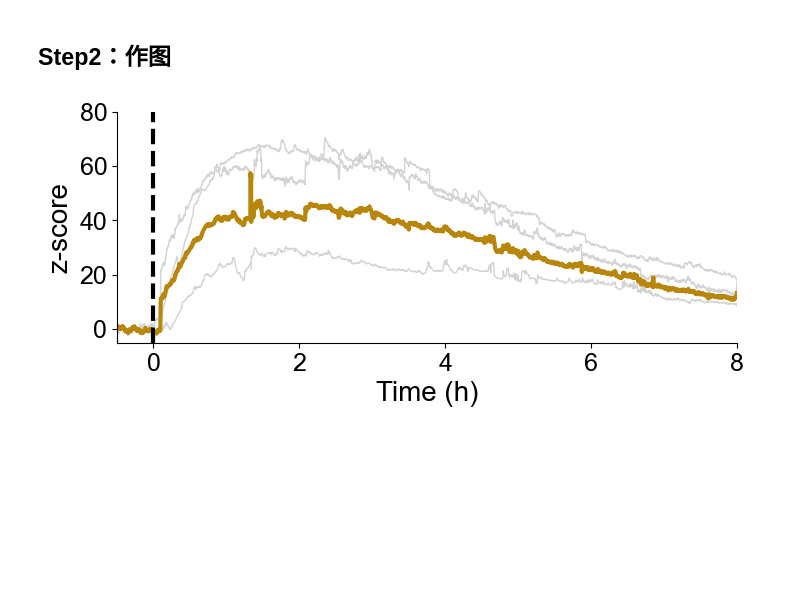
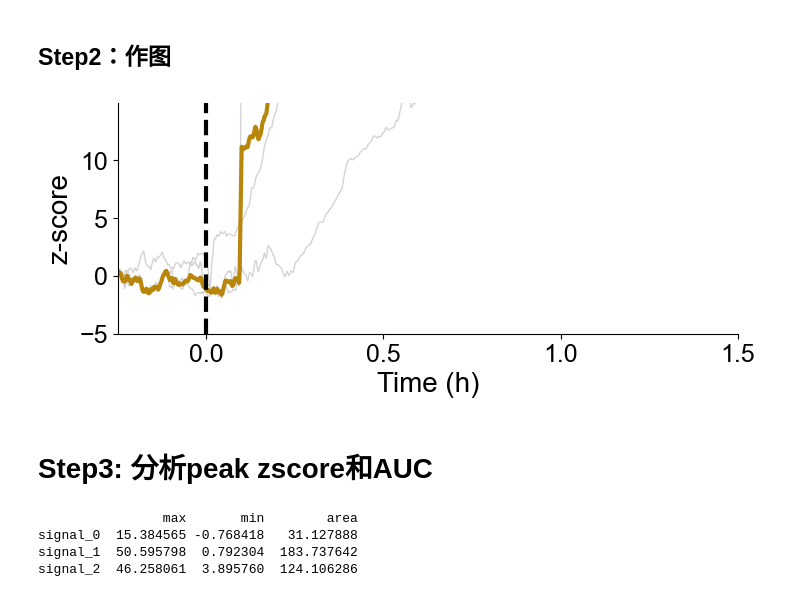
Before and after one commit to RYCai1997/AAPlot, a Jupyter notebook: AAPlot_spike2_trace[multi]_v1.ipynb, the cells around one changed output. Cells and saved outputs as stored; diff of their text form; code cells hidden in the pictures; blank space fills up the shorter version.

```diff
--- a/AAPlot_spike2_trace[multi]_v1.ipynb
+++ b/AAPlot_spike2_trace[multi]_v1.ipynb
@@ -39,8 +39,8 @@ import os
 import glob
 # %%
 # 设定目录
-# folder_path = '/Users/lilab/new_csv' # for mac and linux
-folder_path = r'D:\Science\Experiment data\eCB sensors\Selective sensor\FiberPhotometry\Drug intake\NAcSh_All_data_in_1_folder\01 Summary\2-AG\THC'  # for windows，注意那个r
+folder_path = '/Users/ruyicai/Desktop/2-AG/THC' # for mac and linux
+# folder_path = r'D:\Science\Experiment data\eCB sensors\Selective sensor\FiberPhotometry\Drug intake\NAcSh_All_data_in_1_folder\01 Summary\2-AG\THC'  # for windows，注意那个r
 
 # 获取文件夹中所有txt文件的路径
 txt_files = glob.glob(os.path.join(folder_path, '*.txt'))
@@ -138,32 +138,94 @@ plt.plot(final_df.iloc[:, 0], final_df['Mean'], label='Mean', color='darkgoldenr
 
 
 #====格式处理====#
 # plt.title('Time Series Plot',fontsize=24) # 设置标题
 # plt.legend(fontsize=16) # 添加图例
 plt.rcParams['font.sans-serif'] = ['Arial']  # 设置字体为Arial
 
 plt.xlabel('Time (h)', fontsize=20) # 设置x轴标签
 plt.ylabel('z-score', fontsize=20) # 设置y轴标签
 
 # plt.xticks(np.arange(-2,8.1, 2),fontsize=18) # 设置x轴刻度 for THC i.p.,8h
 # plt.yticks(np.arange(-20,81, 20),fontsize=18) # 设置y轴刻度 for THC i.p., -10 to 80
 plt.xticks(np.arange(-0.5,2.1, 0.5),fontsize=18) # 设置x轴刻度
 plt.yticks(np.arange(-5,15, 5),fontsize=18) # 设置y轴刻度
 
 # plt.xlim(-0.5, 8)  # 设置x轴范围 for THC i.p.,8h
 # plt.ylim(-5, 80)  # 设置y轴范围 for THC i.p., -10 to 80
-plt.xlim(-0.5, 2)  # 设置x轴范围
+plt.xlim(-0.25, 1.5)  # 设置x轴范围
 plt.ylim(-5, 15)  # 设置y轴范围
 
 plt.axvline(0, color='black', linestyle='--', linewidth=3)  # 添加x=0的虚线
 # plt.axhline(0, color='black', linestyle='--', linewidth=1)  # 添加y=0的虚线
 
 plt.gcf().patch.set_alpha(0.0)  # 设置图像背景透明
 plt.gca().patch.set_alpha(0.0)  # 设置数据区域背景透明
 sns.despine() # 删除图像边框
 
 # 保存为svg格式
 output_fig = os.path.join(folder_path, 'plot.svg')
 plt.savefig(output_fig, format='svg', bbox_inches='tight')
 # %% [output]
-[figure, old version]
+[figure, new version]
+# %% [markdown]
+# Step3: 分析peak zscore和AUC
+# %%
+# 计算每列数据打标之后300秒后至打标后1小时300秒内的最大值，最小值以及曲线下面积
+# 对每列数据进行进行平滑化，使用Savitzky-Golay滤波器，窗口设为2001，阶数设为2
+from scipy.signal import savgol_filter
+def smooth_data(df, window_length=2001, polyorder=2):
+    # 对每列数据进行平滑化
+    smoothed_df = df.copy()
+    for col in df.columns[1:-3]:  # 排除时间列和统计列
+        smoothed_df[col] = savgol_filter(df[col], window_length, polyorder, mode='nearest')
+    return smoothed_df
+smoothed_df = smooth_data(final_df)
+def calculate_metrics(df, start_time=300, end_time=2100):
+    # 计算时间范围内的最大值、最小值和曲线下面积
+    metrics = {}
+    for col in df.columns[1:-3]:  # 排除时间列和统计列
+        # 筛选时间范围内的数据
+        mask = (df['Time(h)'] >= start_time / 3600) & (df['Time(h)'] <= end_time / 3600)
+        filtered_data = df.loc[mask, col]
+        # 计算最大值、最小值和曲线下面积
+        # 注意：这里假设时间间隔为1秒计算，转换为小时单位
+        if not filtered_data.empty:
+            metrics[col] = {
+                'max': filtered_data.max(),
+                'min': filtered_data.min(),
+                'area': np.trapezoid(filtered_data, dx=1/3600)  # 使用梯形积分计算曲线下面积
+            }
+        else:
+            metrics[col] = {'max': np.nan, 'min': np.nan, 'area': np.nan}
+
+    return pd.DataFrame(metrics).T
+# 计算指标
+metrics_df = calculate_metrics(smoothed_df)
+# 输出指标到csv文件
+output_metrics = os.path.join(folder_path, 'metrics.csv')
+metrics_df.to_csv(output_metrics, index=True)
+# 输出指标到控制台
+print(metrics_df)
+
+# # 在同一张图中plot第一个数据的平滑化前后的数据
+# plt.figure(figsize=(8, 3))  # 图像大小
+# plt.plot(smoothed_df.iloc[:, 0], final_df['signal_5'], label='Smoothed signal_0', color='darkgoldenrod', linewidth=3)  # 绘制平滑化后的数据
+# plt.plot(final_df.iloc[:, 0], smoothed_df['signal_5'], label='Original signal_0', color='black', linewidth=1)  # 绘制原始数据
+# plt.xlabel('Time (h)', fontsize=20)  # 设置x轴标签
+# plt.ylabel('z-score', fontsize=20)  # 设置y轴标签
+# plt.xticks(np.arange(-0.5, 2.1, 0.5), fontsize=18)  # 设置x轴刻度
+# plt.yticks(np.arange(-5, 15, 5), fontsize=18)  # 设置y轴刻度
+# plt.xlim(-0.5, 2)  # 设置x轴范围
+# plt.ylim(-5, 15)  # 设置y轴范围
+# plt.axvline(0, color='black', linestyle='--', linewidth=3)  # 添加x=0的虚线
+# plt.gcf().patch.set_alpha(0.0)  # 设置图像背景透明
+# plt.gca().patch.set_alpha(0.0)  # 设置数据区域背景透明
+# sns.despine()  # 删除图像边框
+# # 保存平滑化前后的图像为svg格式
+# # output_smooth_fig = os.path.join(folder_path, 'smooth_plot.svg')
+# # plt.savefig(output_smooth_fig, format='svg', bbox_inches='tight')
+# %% [output]
+                max       min        area
+signal_0  15.384565 -0.768418   31.127888
+signal_1  50.595798  0.792304  183.737642
+signal_2  46.258061  3.895760  124.106286
```
